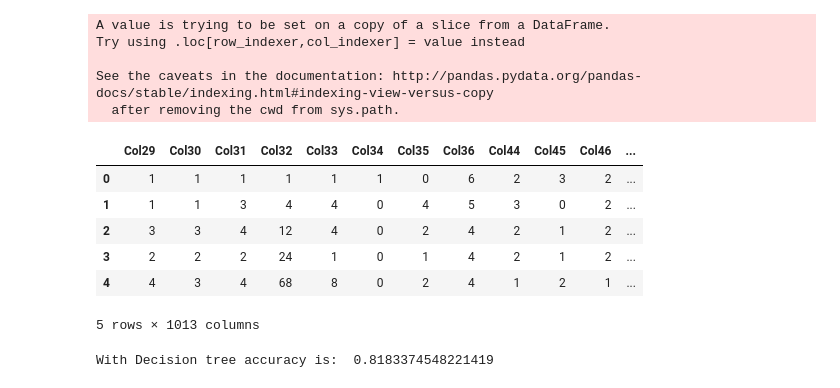
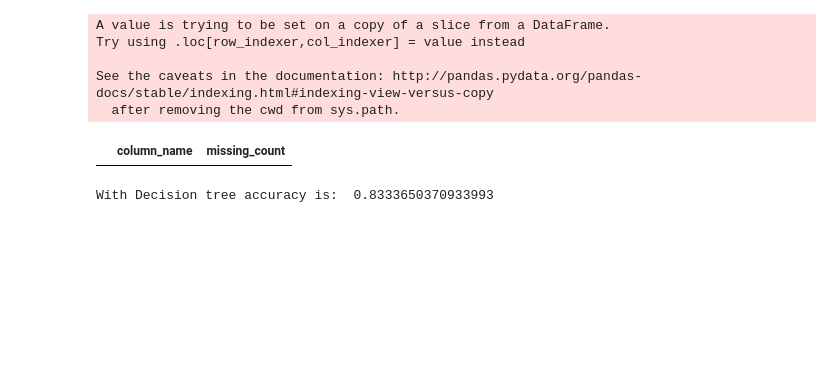
Before and after one commit to trailblazerakash/MachineLearning, a Jupyter notebook: hdfc/model.ipynb, the cells around one changed output. Saved outputs shown, nothing was run; the diff lists cells and outputs as text; code cells hidden in the pictures; blank space fills up the shorter version.

```diff
--- a/hdfc/model.ipynb
+++ b/hdfc/model.ipynb
@@ -21,4 +17,4 @@ from sklearn.model_selection import train_test_split
 # %%
 
 train_df = pd.read_csv('/content/drive/My Drive/HDFC/d407ebe0db9a11e9/DataSet/Train.csv')
-train_df.head()
+test_df=pd.read_csv('/content/drive/My Drive/HDFC/d407ebe0db9a11e9/DataSet/Test.csv')
@@ -52,4 +36,5 @@ NameError: ignored
 df.isna().mean()
 # %%
 tdf = train_df.loc[:, train_df.isna().mean() < .25]
+test_df_itm=test_df.loc[:, test_df.isna().mean() < .25]
 # %%
@@ -214,5 +166,5 @@ cat_df = non_cor_train_df.drop(cont_cols,axis=1)
 # %%
-wrongly_classified =['Col2394','Col2392' ,'Col2395','Col2397']
+wrongly_classified =['Col2393','Col2396']
 for col in wrongly_classified:
   cont_df[col] = non_cor_train_df[col]
   cat_df.drop(col,axis=1,inplace=True)
@@ -246,19 +196,17 @@ final_cols = cat_non_miss_columns+cont_non_miss_columns
 
 training_df = non_cor_train_df[final_cols]
 training_df['Col2'] = non_cor_train_df['Col2']
+
+
+#Expliciltly choosing only already decided features
+testing_df = test_df_itm[final_cols]
 # %% [output]
 A value is trying to be set on a copy of a slice from a DataFrame.
 Try using .loc[row_indexer,col_indexer] = value instead
 
 See the caveats in the documentation: http://pandas.pydata.org/pandas-docs/stable/indexing.html#indexing-view-versus-copy
   after removing the cwd from sys.path.
-# %%
-training_df.head()
-# %% [output]
-|  | Col29 | Col30 | Col31 | Col32 | Col33 | Col34 | Col35 | Col36 | Col44 | Col45 | Col46 | ... |
-| 0 | 1 | 1 | 1 | 1 | 1 | 1 | 0 | 6 | 2 | 3 | 2 | ... |
-| 1 | 1 | 1 | 3 | 4 | 4 | 0 | 4 | 5 | 3 | 0 | 2 | ... |
-| 2 | 3 | 3 | 4 | 12 | 4 | 0 | 2 | 4 | 2 | 1 | 2 | ... |
-| 3 | 2 | 2 | 2 | 24 | 1 | 0 | 1 | 4 | 2 | 1 | 2 | ... |
-| 4 | 4 | 3 | 4 | 68 | 8 | 0 | 2 | 4 | 1 | 2 | 1 | ... |
-5 rows × 1013 columns
+# %%
+get_missing_count(testing_df)
+# %% [output]
+|  | column_name | missing_count |
@@ -285,4 +236,4 @@ prediction = dtree.predict(x_test)
 
 print('With Decision tree accuracy is: ',dtree.score(x_test,y_test))
 # %% [output]
-With Decision tree accuracy is:  0.8183374548221419
+With Decision tree accuracy is:  0.8333650370933993
```
Also changed, not shown: parts of 21 cells of this notebook.
